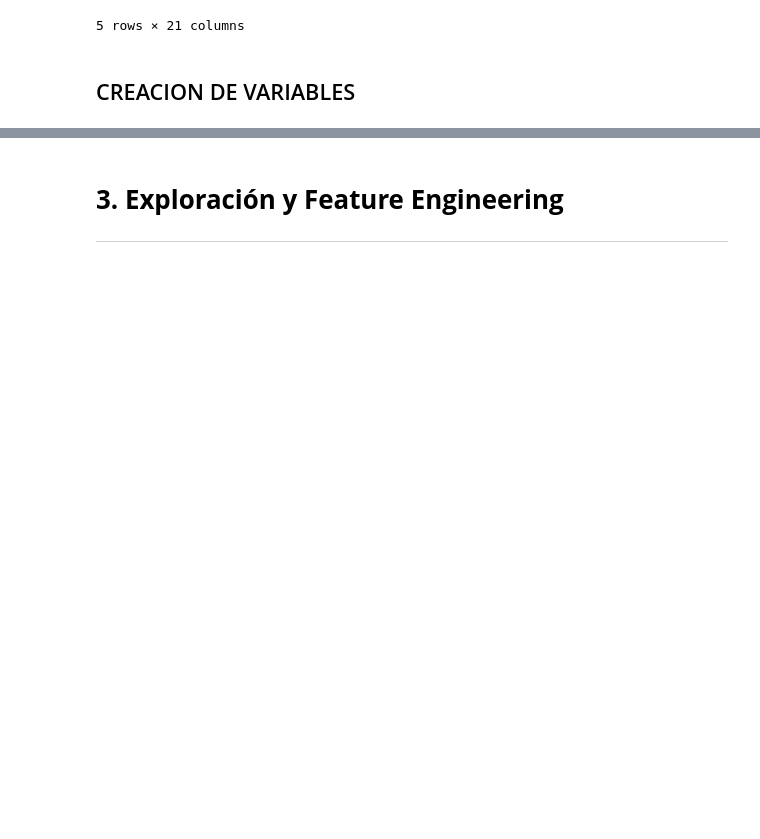
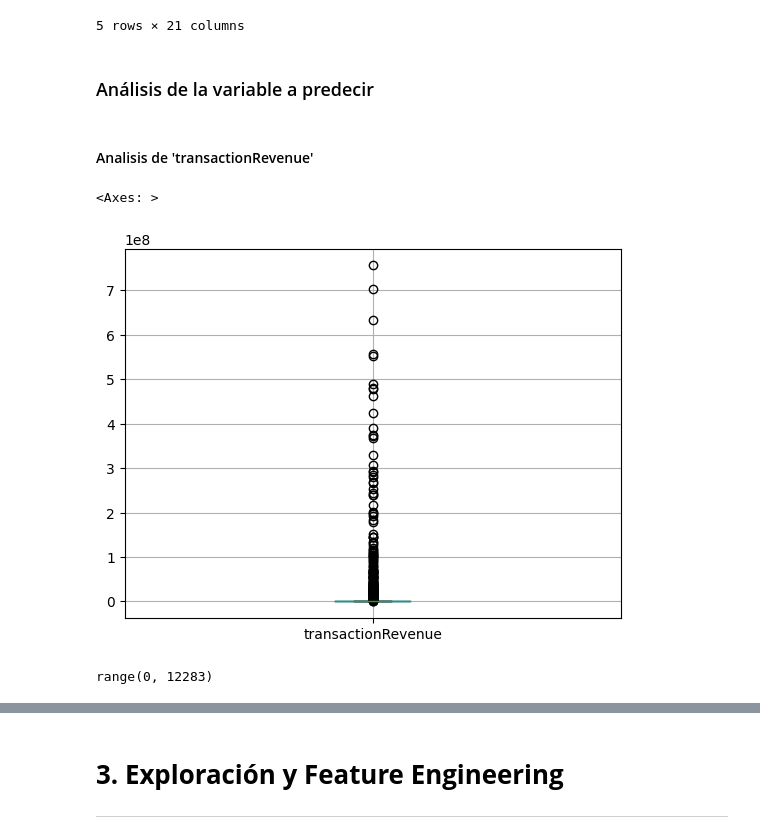
Before and after one commit to pabloing93/consumer_spending, a Jupyter notebook: 1_2_3 EDA_v2.ipynb, the cells around one changed output, grey strips where cells are left out. Cells and saved outputs as stored; diff of their text form; code cells hidden in the pictures; blank space fills up the shorter version.

Commit message:
Analizando transactionRevenue

```diff
--- a/1_2_3 EDA_v2.ipynb
+++ b/1_2_3 EDA_v2.ipynb
@@ -720,5 +720,17 @@ df_traffic.head()
 | 3 | Organic Search | 2016-09-02 | 1350700416054916432 | Not Socially Engaged | 2 | 2016-09-03 05:14:09 | Safari | ... |
 | 4 | Organic Search | 2016-09-02 | 1350700416054916432 | Not Socially Engaged | 1 | 2016-09-02 15:21:11 | Safari | ... |
 5 rows × 21 columns
-# %% [markdown]
-## CREACION DE VARIABLES
+# %% [markdown]
+### Análisis de la variable a predecir
+# %% [markdown]
+#### Analisis de 'transactionRevenue'
+# %%
+#boxplot
+df_traffic.boxplot(column='transactionRevenue')
+# %% [output]
+<Axes: >
+[figure, added]
+# %%
+range(df_traffic.index.start, df_traffic.index.stop)
+# %% [output]
+range(0, 12283)
```
Also changed, not shown: parts of 66 cells of this notebook.
